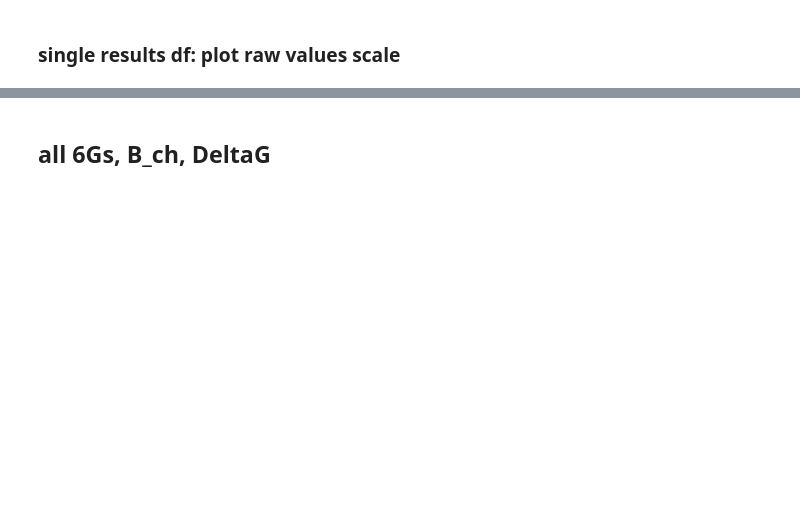
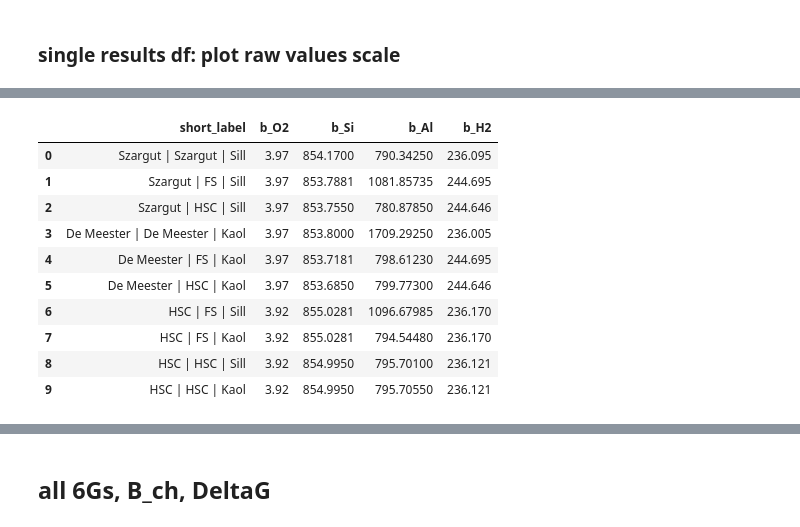
Before and after one commit to LouisFreboeuf/foundamental-basis_resource-physical-value, a Jupyter notebook: exergy_Al2O3_2.ipynb, the cells around one changed output, grey strips where cells are left out. Cells and saved outputs as stored; diff of their text form; code cells hidden in the pictures; blank space fills up the shorter version.

```diff
--- a/exergy_Al2O3_2.ipynb
+++ b/exergy_Al2O3_2.ipynb
@@ -2217,0 +2259,14 @@ df_exergy_complete
+# %%
+df_b_chi
+# %% [output]
+|  | short_label | b_O2 | b_Si | b_Al | b_H2 |
+| 0 | Szargut | Szargut | Sill | 3.97 | 854.1700 | 790.34250 | 236.095 |
+| 1 | Szargut | FS | Sill | 3.97 | 853.7881 | 1081.85735 | 244.695 |
+| 2 | Szargut | HSC | Sill | 3.97 | 853.7550 | 780.87850 | 244.646 |
+| 3 | De Meester | De Meester | Kaol | 3.97 | 853.8000 | 1709.29250 | 236.005 |
+| 4 | De Meester | FS | Kaol | 3.97 | 853.7181 | 798.61230 | 244.695 |
+| 5 | De Meester | HSC | Kaol | 3.97 | 853.6850 | 799.77300 | 244.646 |
+| 6 | HSC | FS | Sill | 3.92 | 855.0281 | 1096.67985 | 236.170 |
+| 7 | HSC | FS | Kaol | 3.92 | 855.0281 | 794.54480 | 236.170 |
+| 8 | HSC | HSC | Sill | 3.92 | 854.9950 | 795.70100 | 236.121 |
+| 9 | HSC | HSC | Kaol | 3.92 | 854.9950 | 795.70550 | 236.121 |
```
Also changed, not shown: parts of 18 cells of this notebook, 9 other files.
